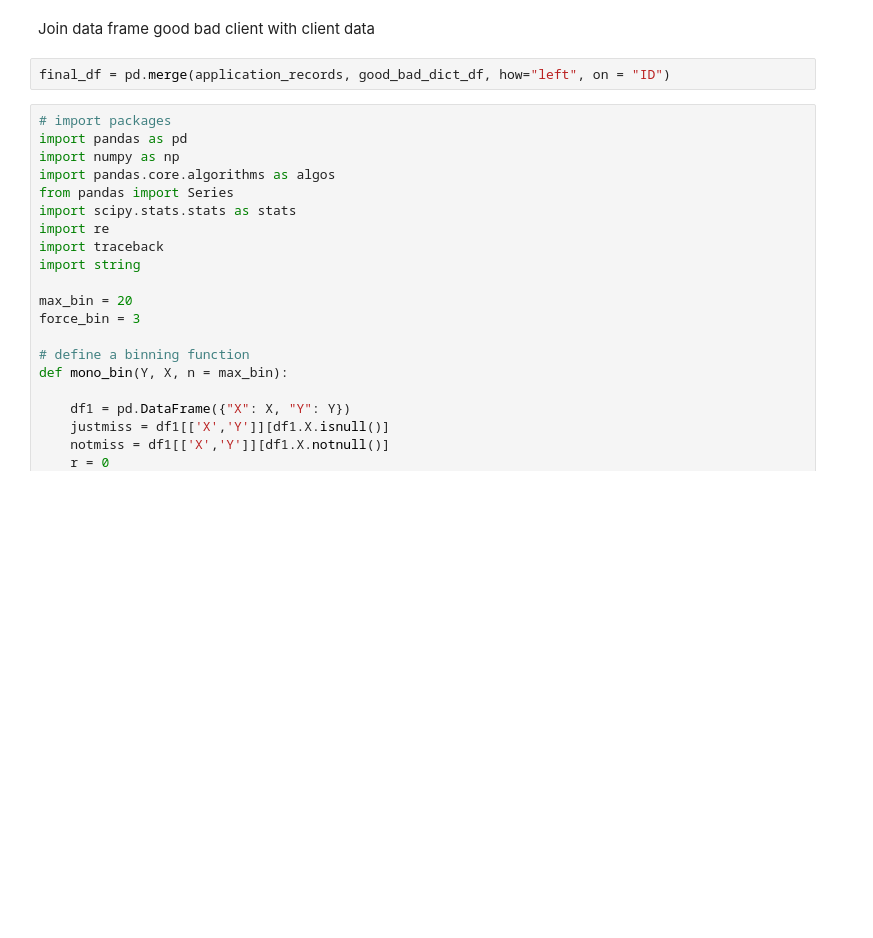
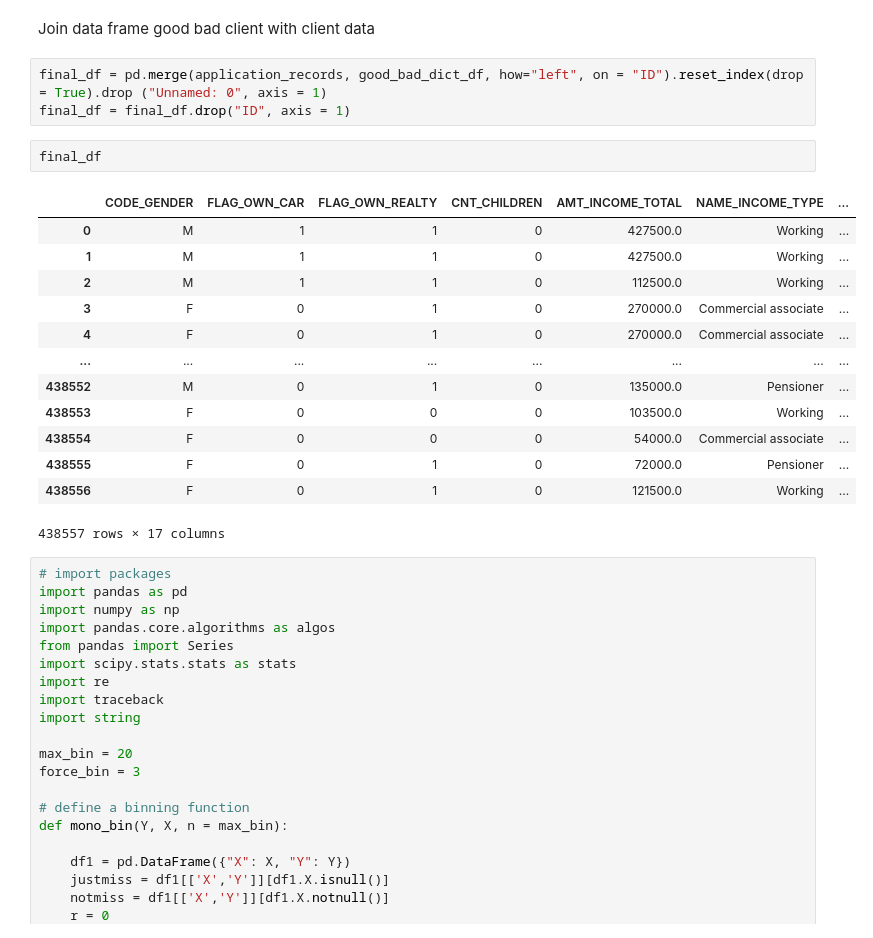
Before and after one commit to infoshareacademy/jdszr6-slytherin_group, a Jupyter notebook: PYTHON_project/eksploracja_danych.ipynb, the cells around one changed output. Cells and saved outputs as stored; diff of their text form; blank space fills up the shorter version.

```diff
--- a/PYTHON_project/eksploracja_danych.ipynb
+++ b/PYTHON_project/eksploracja_danych.ipynb
@@ -165,7 +165,24 @@ good_bad_dict_df
 # %% [markdown]
 Join data frame good bad client with client data
 # %%
-final_df = pd.merge(application_records, good_bad_dict_df, how="left", on = "ID")
+final_df = pd.merge(application_records, good_bad_dict_df, how="left", on = "ID").reset_index(drop = True).drop ("Unnamed: 0", axis = 1)
+final_df = final_df.drop("ID", axis = 1)
+# %%
+final_df
+# %% [output]
+|  | CODE_GENDER | FLAG_OWN_CAR | FLAG_OWN_REALTY | CNT_CHILDREN | AMT_INCOME_TOTAL | NAME_INCOME_TYPE | ... |
+| 0 | M | 1 | 1 | 0 | 427500.0 | Working | ... |
+| 1 | M | 1 | 1 | 0 | 427500.0 | Working | ... |
+| 2 | M | 1 | 1 | 0 | 112500.0 | Working | ... |
+| 3 | F | 0 | 1 | 0 | 270000.0 | Commercial associate | ... |
+| 4 | F | 0 | 1 | 0 | 270000.0 | Commercial associate | ... |
+| ... | ... | ... | ... | ... | ... | ... | ... |
+| 438552 | M | 0 | 1 | 0 | 135000.0 | Pensioner | ... |
+| 438553 | F | 0 | 0 | 0 | 103500.0 | Working | ... |
+| 438554 | F | 0 | 0 | 0 | 54000.0 | Commercial associate | ... |
+| 438555 | F | 0 | 1 | 0 | 72000.0 | Pensioner | ... |
+| 438556 | F | 0 | 1 | 0 | 121500.0 | Working | ... |
+438557 rows × 17 columns
 # %%
 # import packages
 import pandas as pd
```
Also changed, not shown: parts of 5 cells of this notebook.
